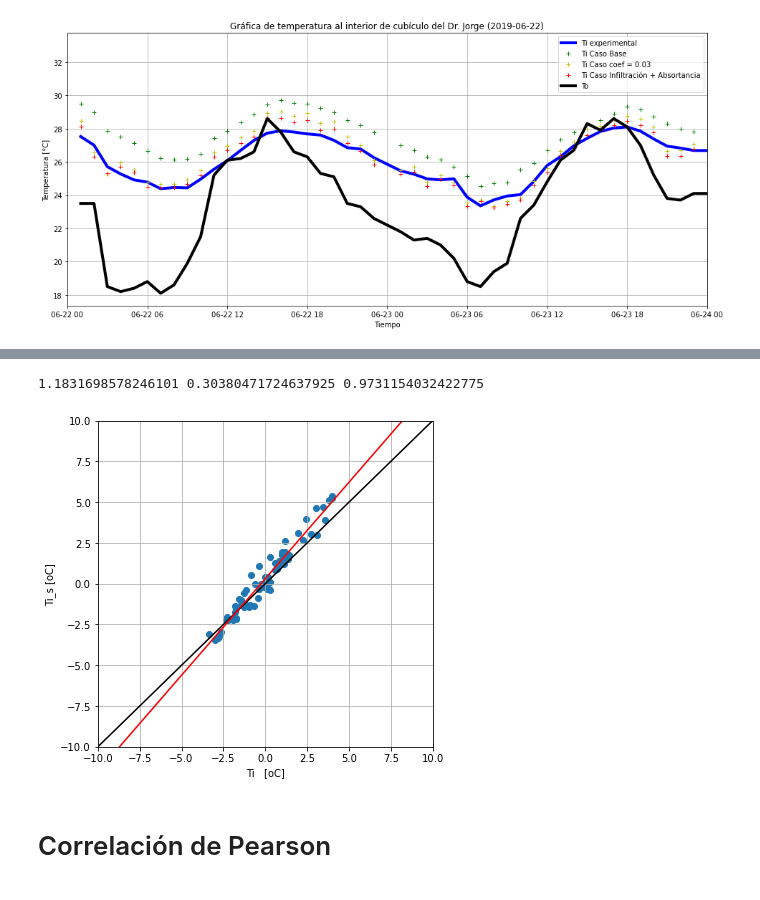
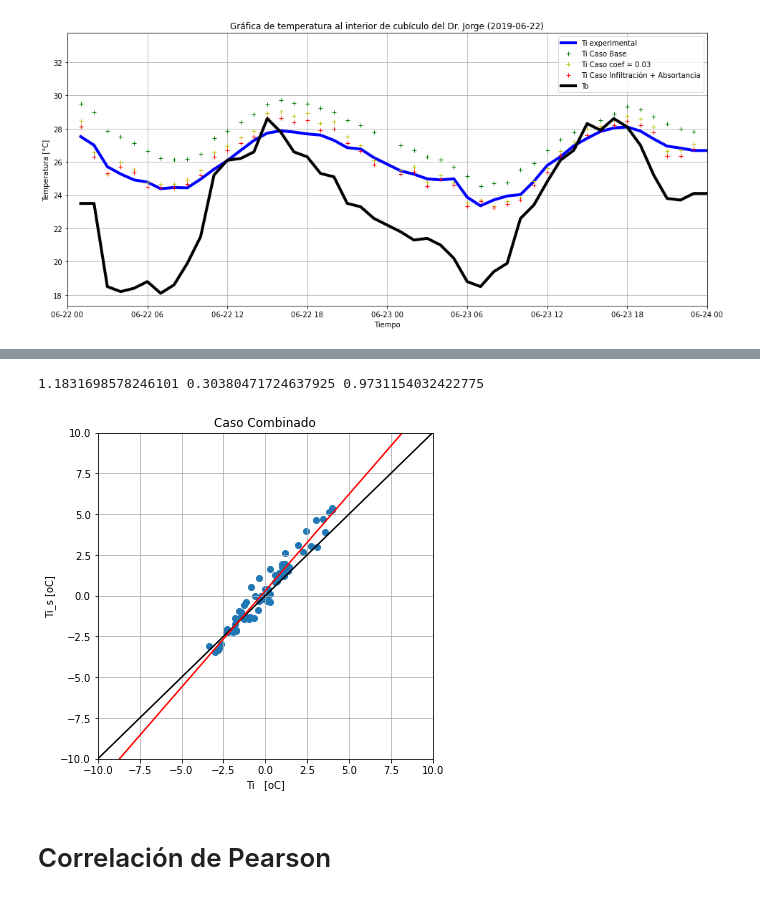
Before and after one commit to Maximiliano-IER/Proyecto_Final_E3, a Jupyter notebook: 007_Notebooks/Metricas.ipynb, the cells around one changed output, grey strips where cells are left out. Saved outputs shown, nothing was run; the diff lists cells and outputs as text; code cells hidden in the pictures.

```diff
--- a/007_Notebooks/Metricas.ipynb
+++ b/007_Notebooks/Metricas.ipynb
@@ -106,31 +108,32 @@ print(m,b,r_value)
 # %%
 # Para el caso Ti_CC
 Ti_s = data.Ti_CC
 
 fig, ax = plt.subplots(figsize=(6,6))
 
 
 x = np.linspace(-10,10,2)
 y = x
 
 X = data.Ti-data.Ti.mean()
 Y = Ti_s-data.Ti.mean()
 m,b,r_value, p_value,std_err = linregress(X,Y)
 
 ax.scatter(X,Y)
 ax.plot(x,y,'k-')
 ax.plot(x,x*m+b,'r-')
 
 
 ax.set_xlim(-10,10)
 ax.set_ylim(-10,10)
 ax.set_ylabel('Ti_s [oC]')
 ax.set_xlabel('Ti   [oC]')
+ax.set(title='Caso Combinado')
 ax.grid()
 print(m,b,r_value)
 # %% [output]
 1.1831698578246101 0.30380471724637925 0.9731154032422775
-[figure, old version]
+[figure, new version]
 # %% [markdown]
 # Correlación de Pearson
 # %%
```
Also changed, not shown: parts of 2 cells of this notebook, 33 other files.
